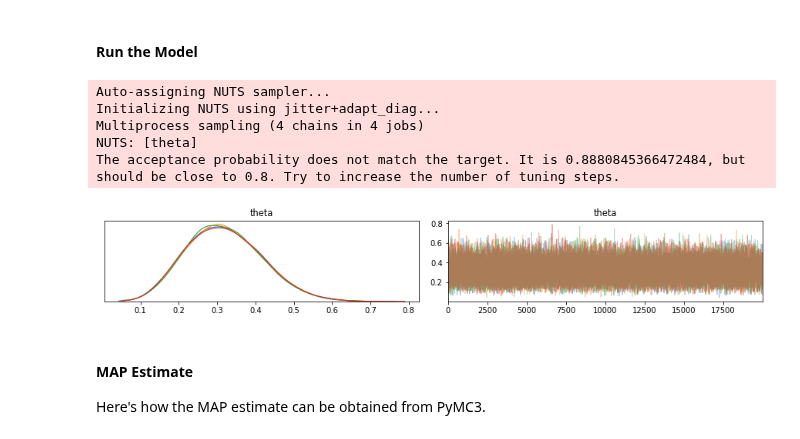
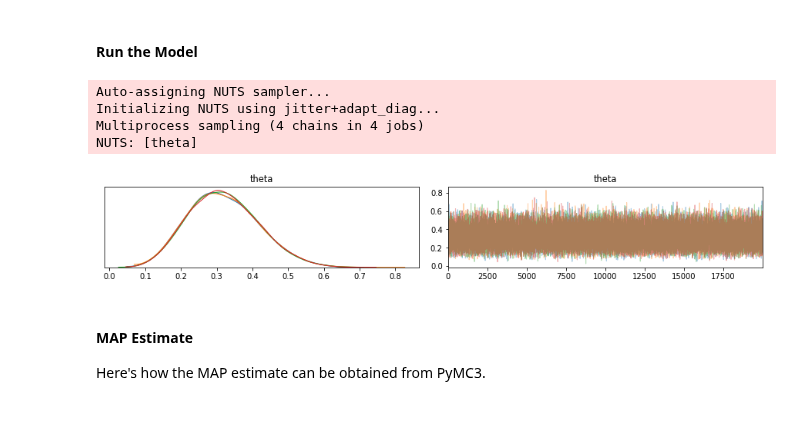
Before and after one commit to alreich/ipython-notebooks, a Jupyter notebook: Bayesian_Beta_Binomial_Example.ipynb, the cells around one changed output. Drawn from its saved outputs; the diff is of its cells as text; code cells hidden in the pictures.

```diff
--- a/Bayesian_Beta_Binomial_Example.ipynb
+++ b/Bayesian_Beta_Binomial_Example.ipynb
@@ -218,19 +223,19 @@ $$
 #### Run the Model
 # %%
 num_samples = 20_000
+tune_steps = 4000
 
 with model:
     #tr = pm.sample(num_samples, step=pm.Metropolis(), progressbar=True )
-    tr = pm.sample(num_samples, tune=2000, progressbar=True )
+    tr = pm.sample(num_samples, tune=tune_steps, progressbar=True )
 
 _ = pm.traceplot(tr)
 # %% [output]
 Auto-assigning NUTS sampler...
 Initializing NUTS using jitter+adapt_diag...
 Multiprocess sampling (4 chains in 4 jobs)
 NUTS: [theta]
-The acceptance probability does not match the target. It is 0.8880845366472484, but should be close to 0.8. Try to increase the number of tuning steps.
-[figure, old version]
+[figure, new version]
 # %% [markdown]
 #### MAP Estimate
 
```
Also changed, not shown: parts of 15 cells of this notebook.
